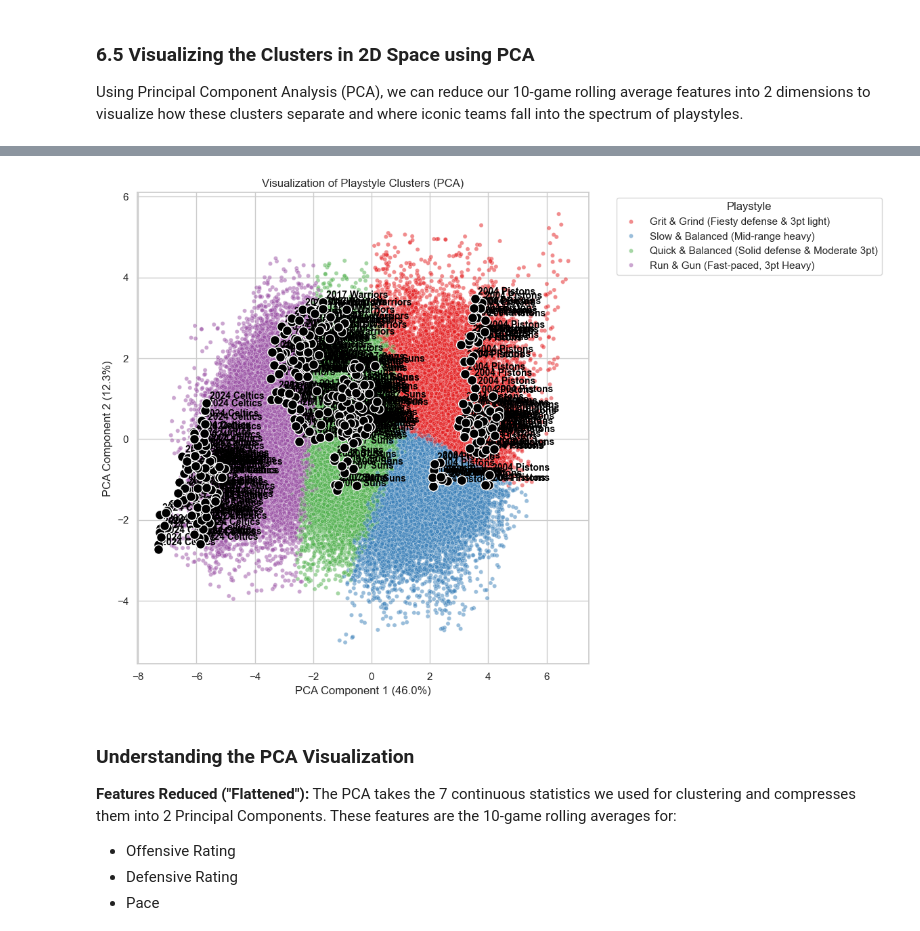
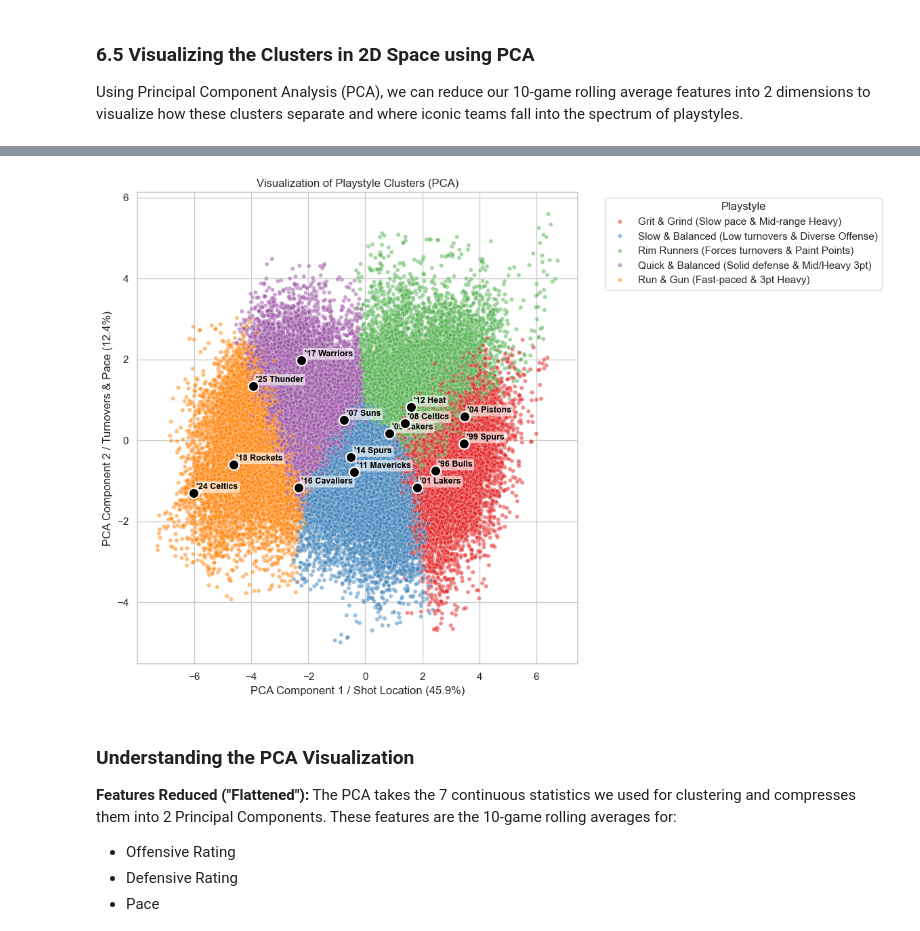
Before and after one commit to RaghavDewangan/dsc_148_final, a Jupyter notebook: NBA_Style_Matchup.ipynb, the cells around one changed output, grey strips where cells are left out. Cells and saved outputs as stored; diff of their text form; code cells hidden in the pictures.

```diff
--- a/NBA_Style_Matchup.ipynb
+++ b/NBA_Style_Matchup.ipynb
@@ -54,3 +56,12 @@ To properly identify a team's "Style", we shouldn't use seasonal cumulative stat
+# %%
+nba_team_stats_df['Season'] = nba_team_stats_df['gameDateTimeEst']
+
+
+nba_team_stats_df['gameDateTimeEst'] = pd.to_datetime(nba_team_stats_df['gameDateTimeEst'])
+
+nba_team_stats_df['Season'] = nba_team_stats_df['gameDateTimeEst'].apply(
+    lambda x: x.year + 1 if x.month >= 6 else x.year
+)
 # %%
 # Define the advanced metrics we want to use to define a team's style
 style_features = [
@@ -147,7 +161,7 @@ plt.show()
 
 # 3. Fit K-Means
 # Based on the elbow curve (and domain knowledge), k=4 appears to be a reasonable inflection point.
-k = 4
+k = 5
 kmeans = KMeans(n_clusters=k, random_state=42, n_init=10)
 nba_team_stats_df['playstyle_cluster'] = kmeans.fit_predict(scaled_features)
 
@@ -219,10 +245,11 @@ Final Model Dataset Shape: (33549, 19) games ready for training.
 # 6.1 Mapping Clusters to Human-Readable Playstyles
 # Based on the results in Section 4, we define our styles:
 style_mapping = {
-    0: "Quick & Balanced (Solid defense & Moderate 3pt)",
-    1: "Grit & Grind (Fiesty defense & 3pt light)",
-    2: "Run & Gun (Fast-paced, 3pt Heavy)",
-    3: "Slow & Balanced (Mid-range heavy)"
+    0: "Quick & Balanced (Solid defense & Mid/Heavy 3pt)",
+    1: "Slow & Balanced (Low turnovers & Diverse Offense)",
+    2: "Grit & Grind (Slow pace & Mid-range Heavy)",
+    3: "Rim Runners (Forces turnovers & Paint Points)",
+    4: "Run & Gun (Fast-paced & 3pt Heavy)"
 }
 
 nba_team_stats_df['playstyle_name'] = nba_team_stats_df['playstyle_cluster'].map(style_mapping)
@@ -315,42 +455,5 @@ Using Principal Component Analysis (PCA), we can reduce our 10-game rolling aver
 # %%
-from sklearn.decomposition import PCA
-import matplotlib.pyplot as plt
-import seaborn as sns
-
-# 6.5 Visualizing the Clusters in 2D Space using PCA
-# We have many features, so let's use PCA to reduce them to 2 dimensions for visualization
-
-pca = PCA(n_components=2)
-# Using scaled_features from Section 4
-pca_components = pca.fit_transform(scaled_features)
-
-
-# Noting which variables are most influential
-style_features_no_ratings = style_features
-style_features_no_ratings.remove('offensiveRating')
-style_features_no_ratings.remove('defensiveRating')
-
-pca_loadings = pd.DataFrame(
-    pca.components_.T,
-    index=style_features,
-    columns=['PC1', 'PC2']
-)
-
-# Top contributors to each component
-n = 5
-print(f"=== Top {n} variables driving PC1 ({pca.explained_variance_ratio_[0]*100:.1f}% variance) ===")
-print(pca_loadings['PC1'].abs().sort_values(ascending=False).head(n).to_string())
-
-print(f"\n=== Top {n} variables driving PC2 ({pca.explained_variance_ratio_[1]*100:.1f}% variance) ===")
-print(pca_loadings['PC2'].abs().sort_values(ascending=False).head(n).to_string())
-
-
-
-
-
-nba_team_stats_df['pca1'] = pca_components[:, 0]
-nba_team_stats_df['pca2'] = pca_components[:, 1]
-
+# Plotting our findings
 plt.figure(figsize=(12, 8))
 sns.scatterplot(
     x='pca1', y='pca2',
@@ -360,28 +463,30 @@ sns.scatterplot(
     alpha=0.5,
     s=20
 )
+iconic_teams = [
+    ('Bulls', 1996),
+    ('Spurs', 1999),
+    ('Lakers', 2001),
+    ('Pistons', 2004),
+    ('Suns', 2007),
+    ('Celtics', 2008),
+    ('Lakers', 2009),
+    ('Mavericks', 2011),
+    ('Heat', 2012),
+    ('Spurs', 2014),
+    ('Cavaliers', 2016),
+    ('Warriors', 2017),
+    ('Rockets', 2018),
+    ('Celtics', 2024),
+    ('Thunder', 2025),
+]
 
-# Highlight a few iconic teams to see where they land on the PCA plot
-# We get the most recent iconic teams info directly from nba_team_stats_df
-iconic_teams_filter = (
-    ((nba_team_stats_df['teamName'] == 'Warriors') & (nba_team_stats_df['Year'] == 2017)) | # Steph Curry MVP Era string
-    ((nba_team_stats_df['teamName'] == 'Pistons') & (nba_team_stats_df['Year'] == 2004)) |             # Ultimate defense team
-    ((nba_team_stats_df['teamName'] == 'Suns') & (nba_team_stats_df['Year'] == 2007)) |                # "7 Seconds or Less" offense
-    ((nba_team_stats_df['teamName'] == 'Celtics') & (nba_team_stats_df['Year'] == 2024))               # Team built around 3pt Shooting
-)
 
-iconic_teams_pca = nba_team_stats_df[iconic_teams_filter]
-
-if not iconic_teams_pca.empty:
-    for _, row in iconic_teams_pca.iterrows():
-        plt.scatter(row['pca1'], row['pca2'], color='black', s=100, edgecolors='white', zorder=5)
-        # Adding some jitter/offset for text so it doesn't overlap on identical points
-        plt.text(row['pca1'] + 0.1, row['pca2'] + 0.1, f"{row['Year']} {row['teamName']}",
-                 fontsize=10, weight='bold', color='black')
+plot_team_markers(plt.gca(), iconic_teams)
 
 plt.title('Visualization of Playstyle Clusters (PCA)')
-plt.xlabel(f'PCA Component 1 ({pca.explained_variance_ratio_[0]*100:.1f}%)')
-plt.ylabel(f'PCA Component 2 ({pca.explained_variance_ratio_[1]*100:.1f}%)')
+plt.xlabel(f'PCA Component 1 / Shot Location ({pca.explained_variance_ratio_[0]*100:.1f}%)')
+plt.ylabel(f'PCA Component 2 / Turnovers & Pace ({pca.explained_variance_ratio_[1]*100:.1f}%)')
 plt.legend(title='Playstyle', bbox_to_anchor=(1.05, 1), loc='upper left')
 plt.tight_layout()
 plt.show()
@@ -402,4 +494,4 @@ pace                          0.245984
-[figure, old version]
+[figure, new version]
 # %% [markdown]
 ### Understanding the PCA Visualization
 
```
Also changed, not shown: parts of 29 cells of this notebook.
